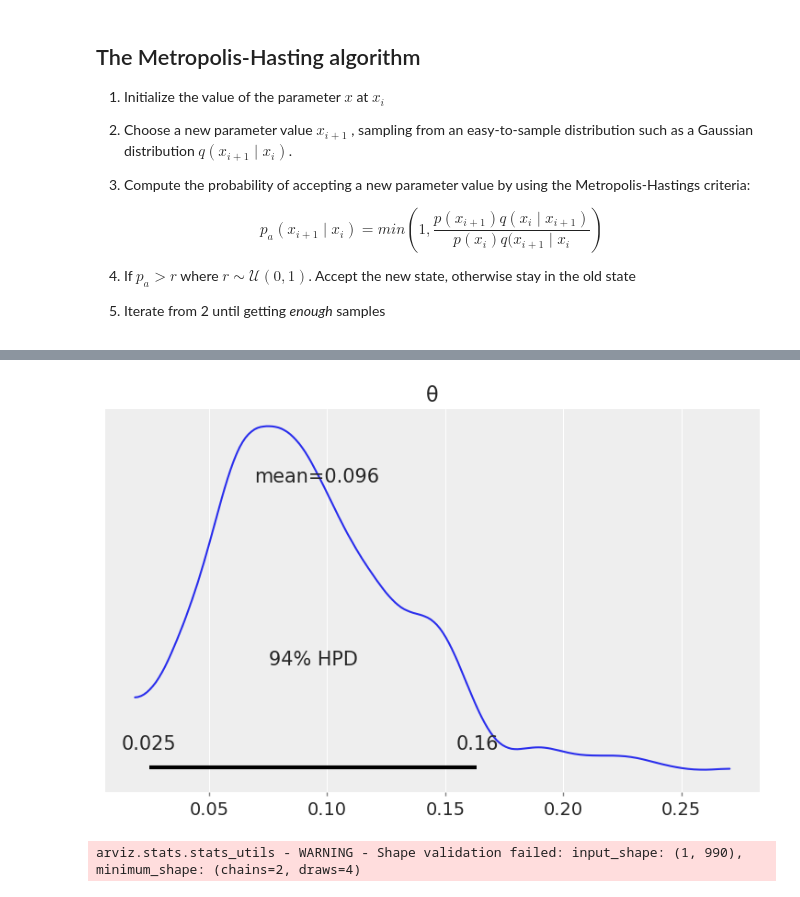
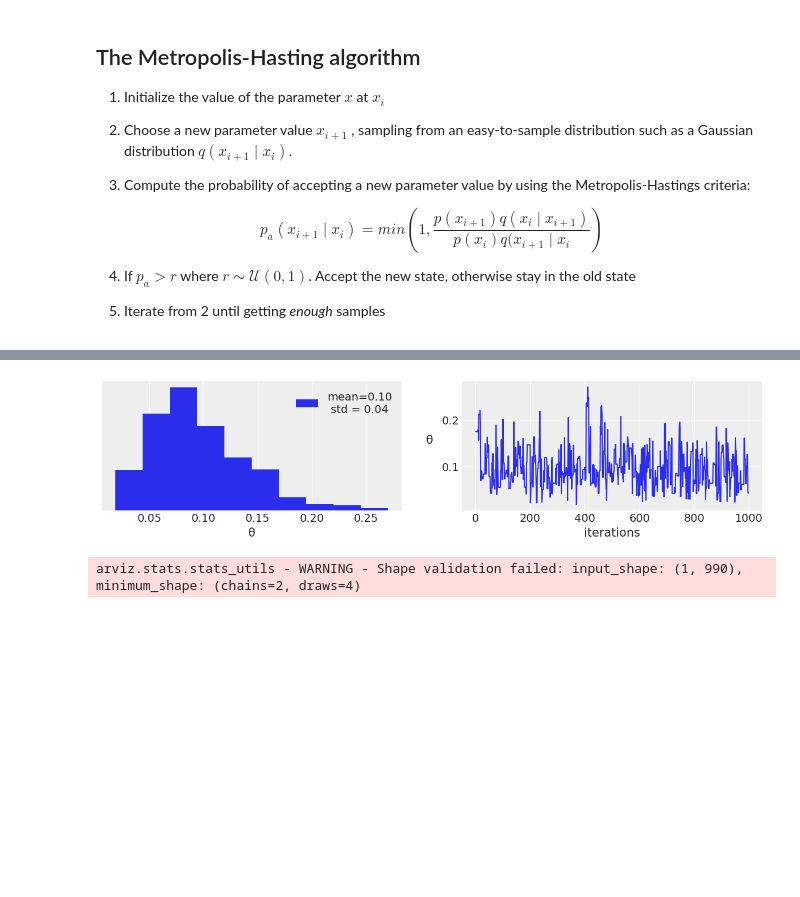
Before and after one commit to jmbavio/evi_bayes, a Jupyter notebook: taller_00.ipynb, the cells around one changed output, grey strips where cells are left out. Cells and saved outputs as stored; diff of their text form; code cells hidden in the pictures; blank space fills up the shorter version.

```diff
--- a/taller_00.ipynb
+++ b/taller_00.ipynb
@@ -417,7 +411,16 @@ az.plot_trace(samples);  # This is arviz a library for explotarory analysis of B
-# %%
-az.plot_posterior(samples);
-# %% [output]
-[figure, removed]
+# %%
+_, ax = plt.subplots(1, 2, figsize=(15, 3))
+mean = results.mean()
+std = results.std()
+ax[0].hist(results, density=True, label=f'mean={mean:.2f}\n std = {std:.2f}')
+ax[0].set_xlabel('θ')
+ax[0].set_yticks([])
+ax[0].legend()
+ax[1].plot(results)
+ax[1].set_ylabel('θ', rotation=0, labelpad=15)
+ax[1].set_xlabel('iterations');
+# %% [output]
+[figure, added]
 # %%
 az.summary(samples)
 # %% [output]
```
Also changed, not shown: parts of 10 cells of this notebook, 2 other files.
